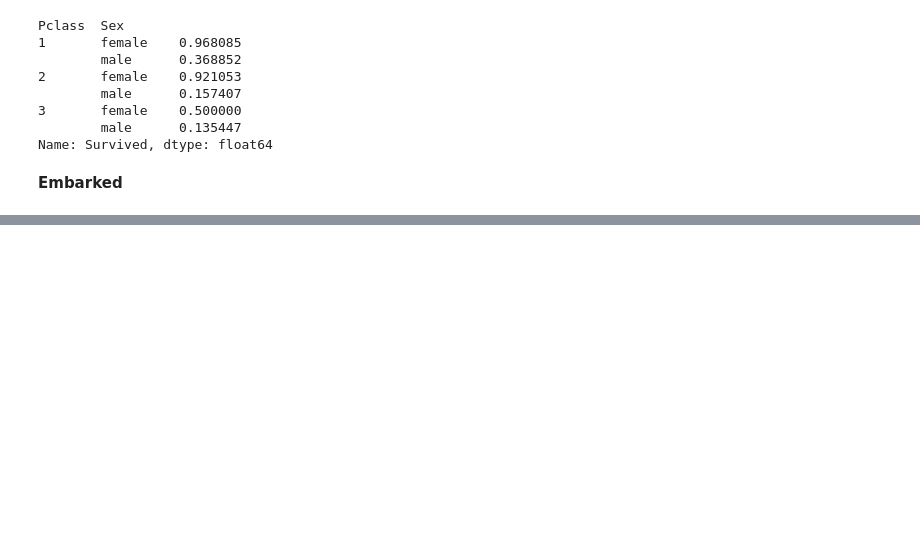
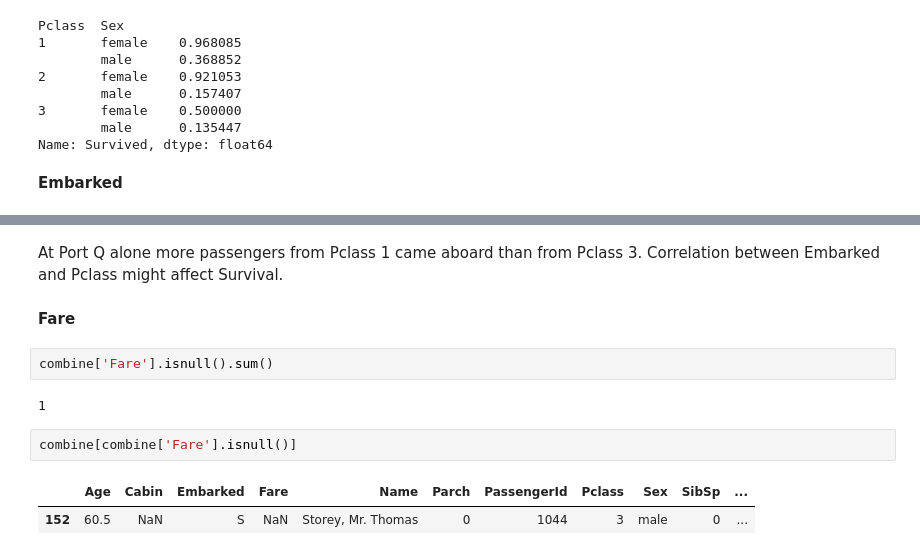
Before and after one commit to Ecboxer/Titanic, a Jupyter notebook: Explore.ipynb, the cells around one changed output, grey strips where cells are left out. Cells and saved outputs as stored; diff of their text form; blank space fills up the shorter version.

```diff
--- a/Explore.ipynb
+++ b/Explore.ipynb
@@ -171,0 +199,14 @@ g.add_legend()
+# %% [markdown]
+At Port Q alone more passengers from Pclass 1 came aboard than from Pclass 3.
+Correlation between Embarked and Pclass might affect Survival.
+# %% [markdown]
+**Fare**
+# %%
+combine['Fare'].isnull().sum()
+# %% [output]
+1
+# %%
+combine[combine['Fare'].isnull()]
+# %% [output]
+|  | Age | Cabin | Embarked | Fare | Name | Parch | PassengerId | Pclass | Sex | SibSp | ... |
+| 152 | 60.5 | NaN | S | NaN | Storey, Mr. Thomas | 0 | 1044 | 3 | male | 0 | ... |
```
Also changed, not shown: parts of 10 cells of this notebook.
